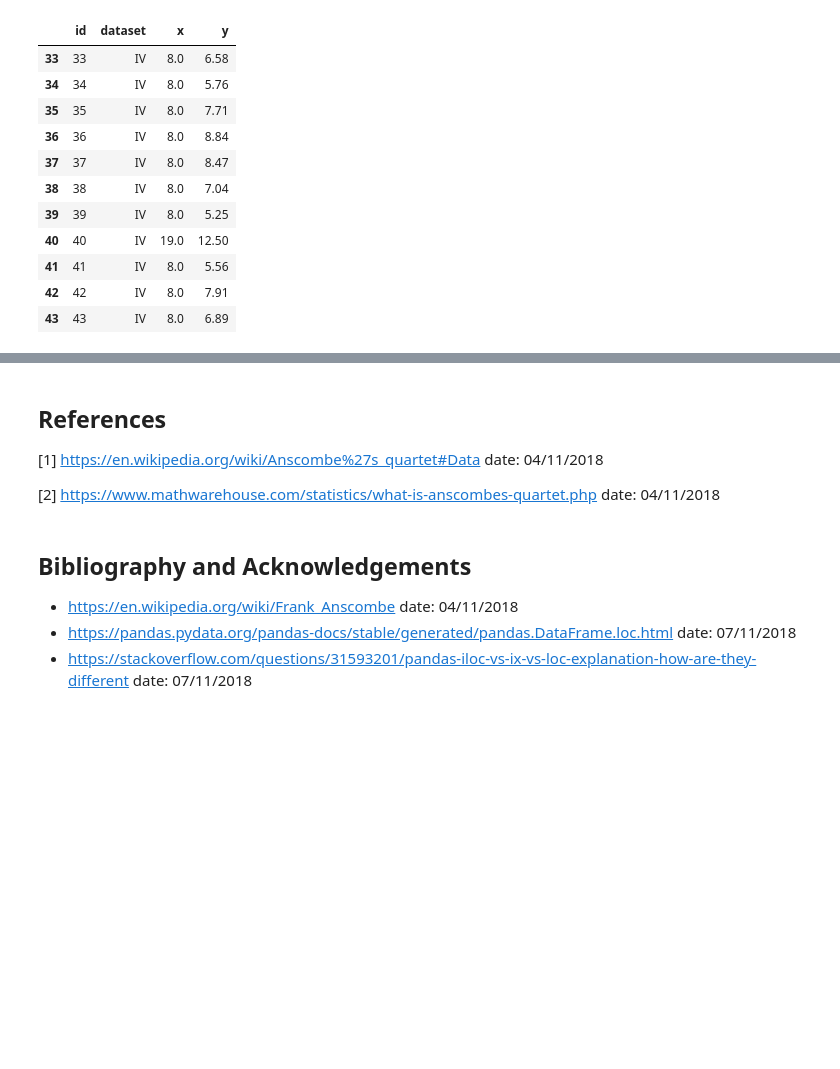
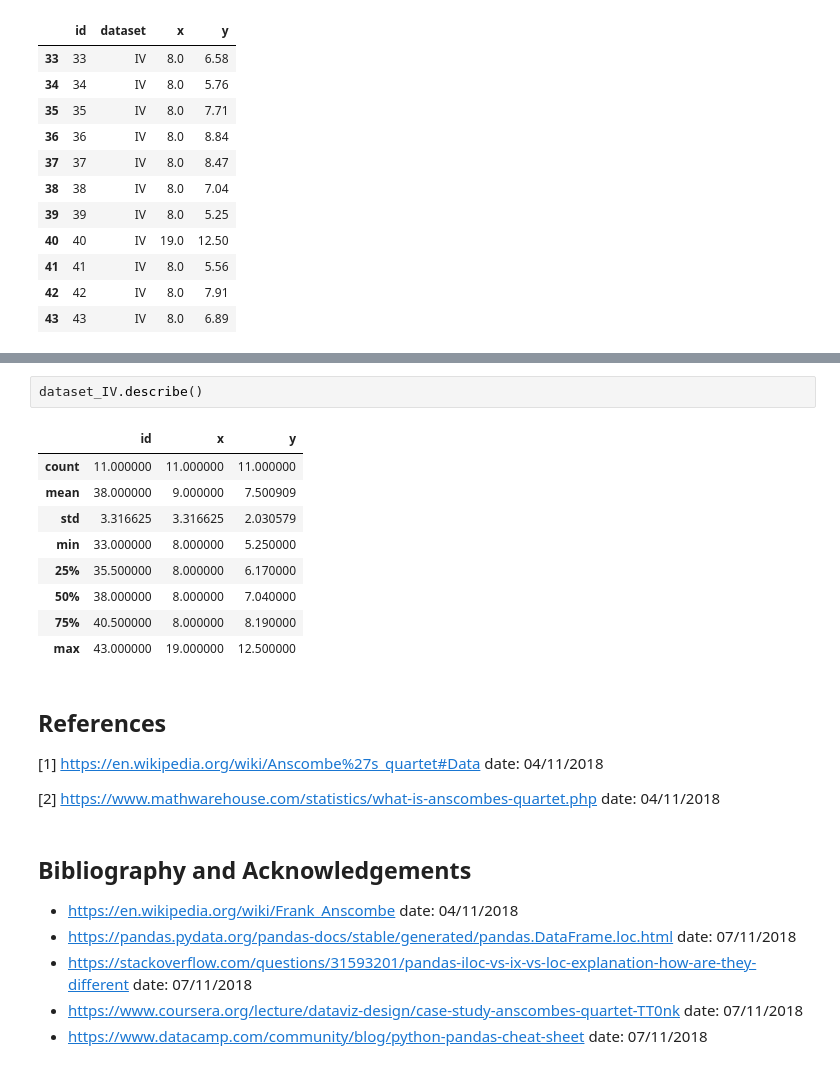
Before and after one commit to emmapatton/anscombes-quartet-dataset, a Jupyter notebook: anscombes-quartet-dataset.ipynb, the cells around one changed output, grey strips where cells are left out. Cells and saved outputs as stored; diff of their text form; blank space fills up the shorter version.

```diff
--- a/anscombes-quartet-dataset.ipynb
+++ b/anscombes-quartet-dataset.ipynb
@@ -109,3 +146,15 @@ dataset_IV
+# %%
+dataset_IV.describe()
+# %% [output]
+|  | id | x | y |
+| count | 11.000000 | 11.000000 | 11.000000 |
+| mean | 38.000000 | 9.000000 | 7.500909 |
+| std | 3.316625 | 3.316625 | 2.030579 |
+| min | 33.000000 | 8.000000 | 5.250000 |
+| 25% | 35.500000 | 8.000000 | 6.170000 |
+| 50% | 38.000000 | 8.000000 | 7.040000 |
+| 75% | 40.500000 | 8.000000 | 8.190000 |
+| max | 43.000000 | 19.000000 | 12.500000 |
 # %% [markdown]
 ## References
 [1] https://en.wikipedia.org/wiki/Anscombe%27s_quartet#Data date: 04/11/2018
@@ -117,3 +166,5 @@ dataset_IV
 - https://en.wikipedia.org/wiki/Frank_Anscombe date: 04/11/2018
 - https://pandas.pydata.org/pandas-docs/stable/generated/pandas.DataFrame.loc.html date: 07/11/2018
 - https://stackoverflow.com/questions/31593201/pandas-iloc-vs-ix-vs-loc-explanation-how-are-they-different date: 07/11/2018
+- https://www.coursera.org/lecture/dataviz-design/case-study-anscombes-quartet-TT0nk date: 07/11/2018
+- https://www.datacamp.com/community/blog/python-pandas-cheat-sheet date: 07/11/2018
```
Also changed, not shown: parts of 3 cells of this notebook.
